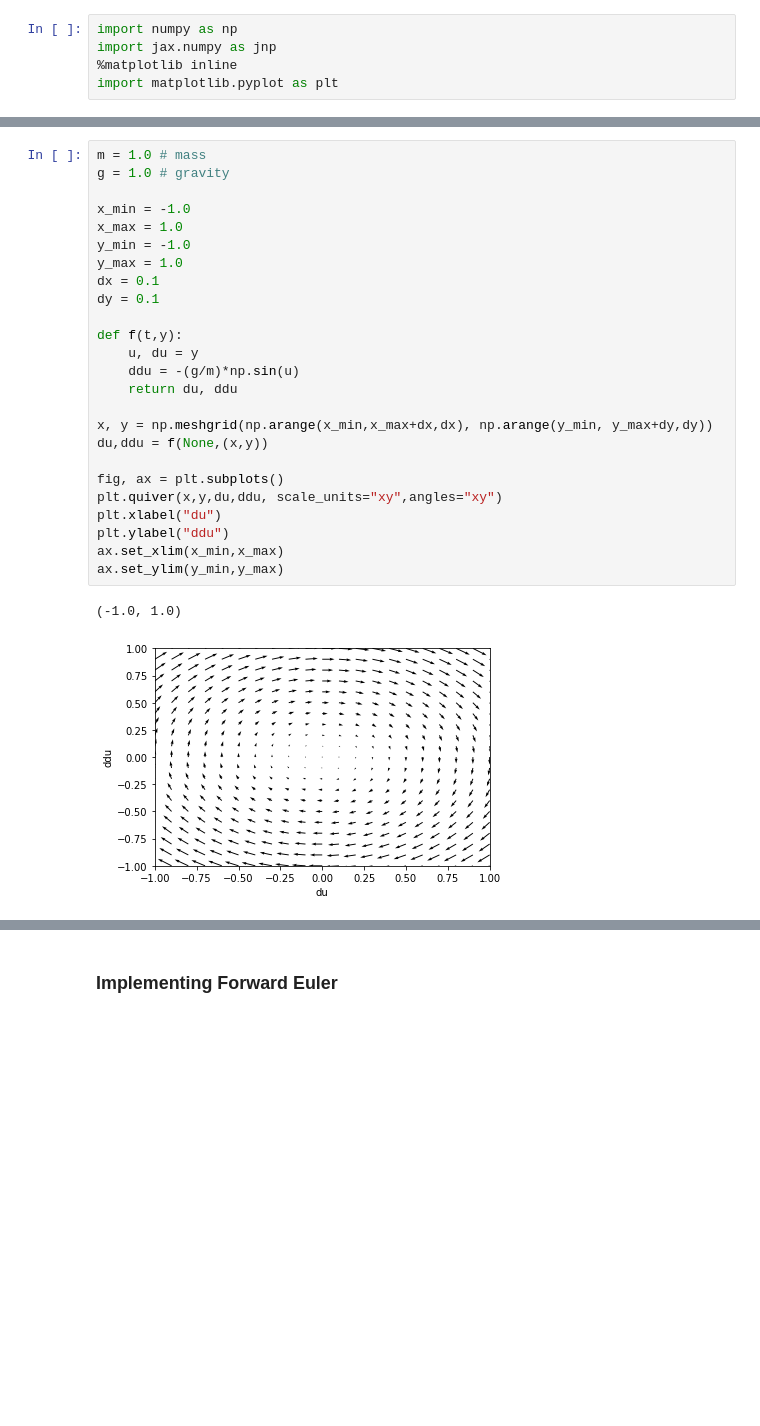
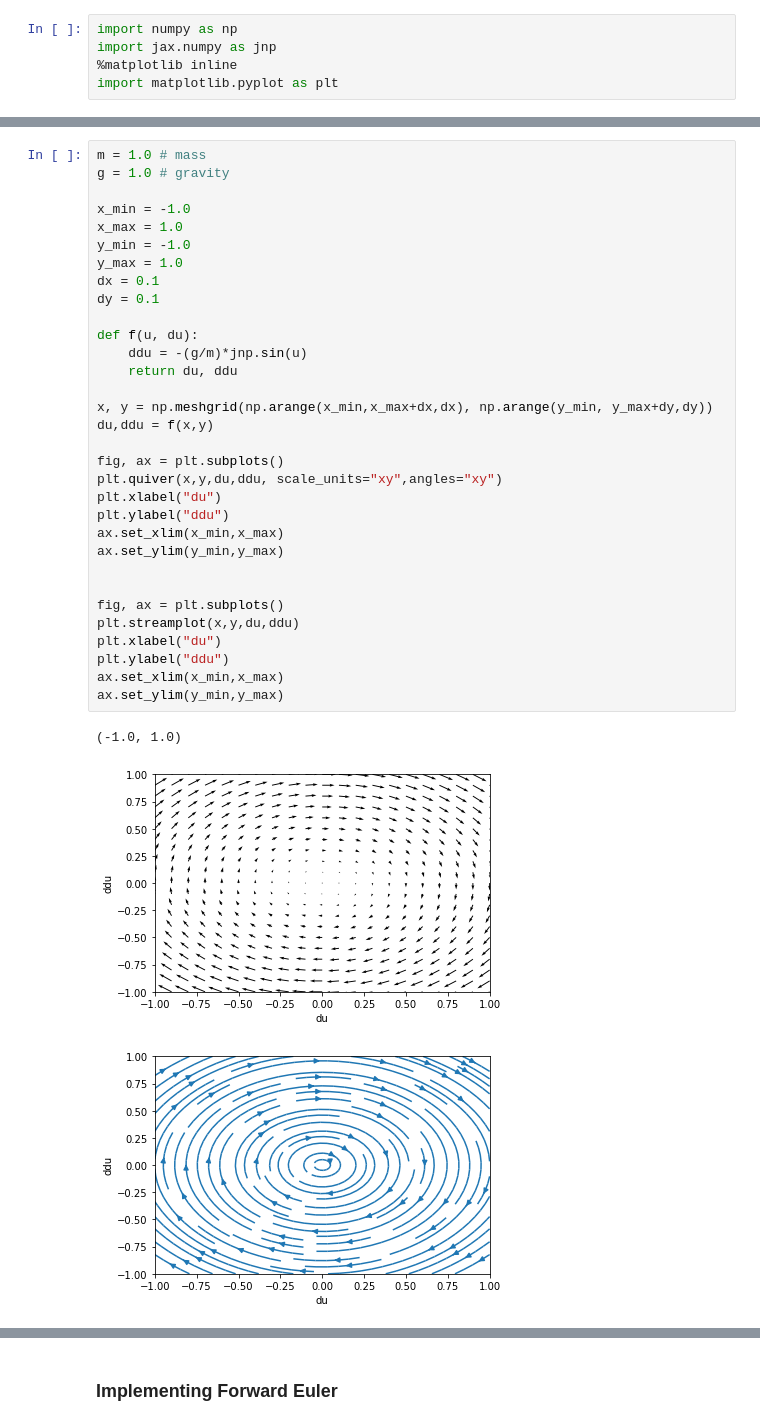
Before and after one commit to clegaard/ml_dynamical_systems_presentation, a Jupyter notebook: odes.ipynb, the cells around one changed output, grey strips where cells are left out. Saved outputs shown, nothing was run; the diff lists cells and outputs as text; blank space fills up the shorter version.

```diff
--- a/odes.ipynb
+++ b/odes.ipynb
@@ -17,30 +25,38 @@ Note that the states of a system do not have to be derivatives of each other, it
 # %%
 m = 1.0 # mass
 g = 1.0 # gravity
 
 x_min = -1.0
 x_max = 1.0
 y_min = -1.0
 y_max = 1.0
 dx = 0.1
 dy = 0.1
 
-def f(t,y):
-    u, du = y
-    ddu = -(g/m)*np.sin(u)
+def f(u, du):
+    ddu = -(g/m)*jnp.sin(u)
     return du, ddu
 
 x, y = np.meshgrid(np.arange(x_min,x_max+dx,dx), np.arange(y_min, y_max+dy,dy))
-du,ddu = f(None,(x,y))
+du,ddu = f(x,y)
 
 fig, ax = plt.subplots()
 plt.quiver(x,y,du,ddu, scale_units="xy",angles="xy")
 plt.xlabel("du")
 plt.ylabel("ddu")
 ax.set_xlim(x_min,x_max)
 ax.set_ylim(y_min,y_max)
+
+
+fig, ax = plt.subplots()
+plt.streamplot(x,y,du,ddu)
+plt.xlabel("du")
+plt.ylabel("ddu")
+ax.set_xlim(x_min,x_max)
+ax.set_ylim(y_min,y_max)
 # %% [output]
 (-1.0, 1.0)
 [figure]
+[figure, added]
 # %% [markdown]
 ## Obtaining a trajectory
```
Also changed, not shown: parts of 24 cells of this notebook, 5 other files.
